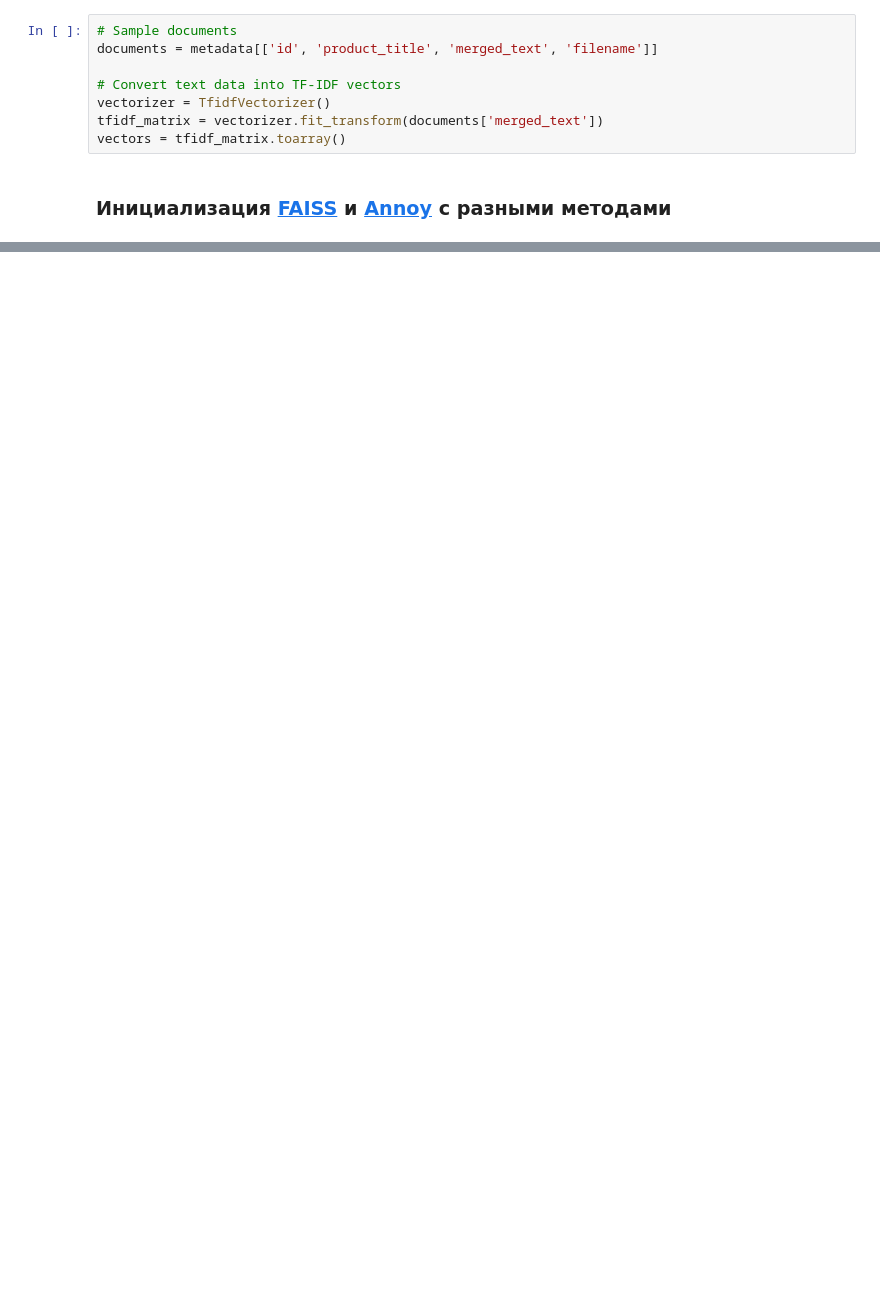
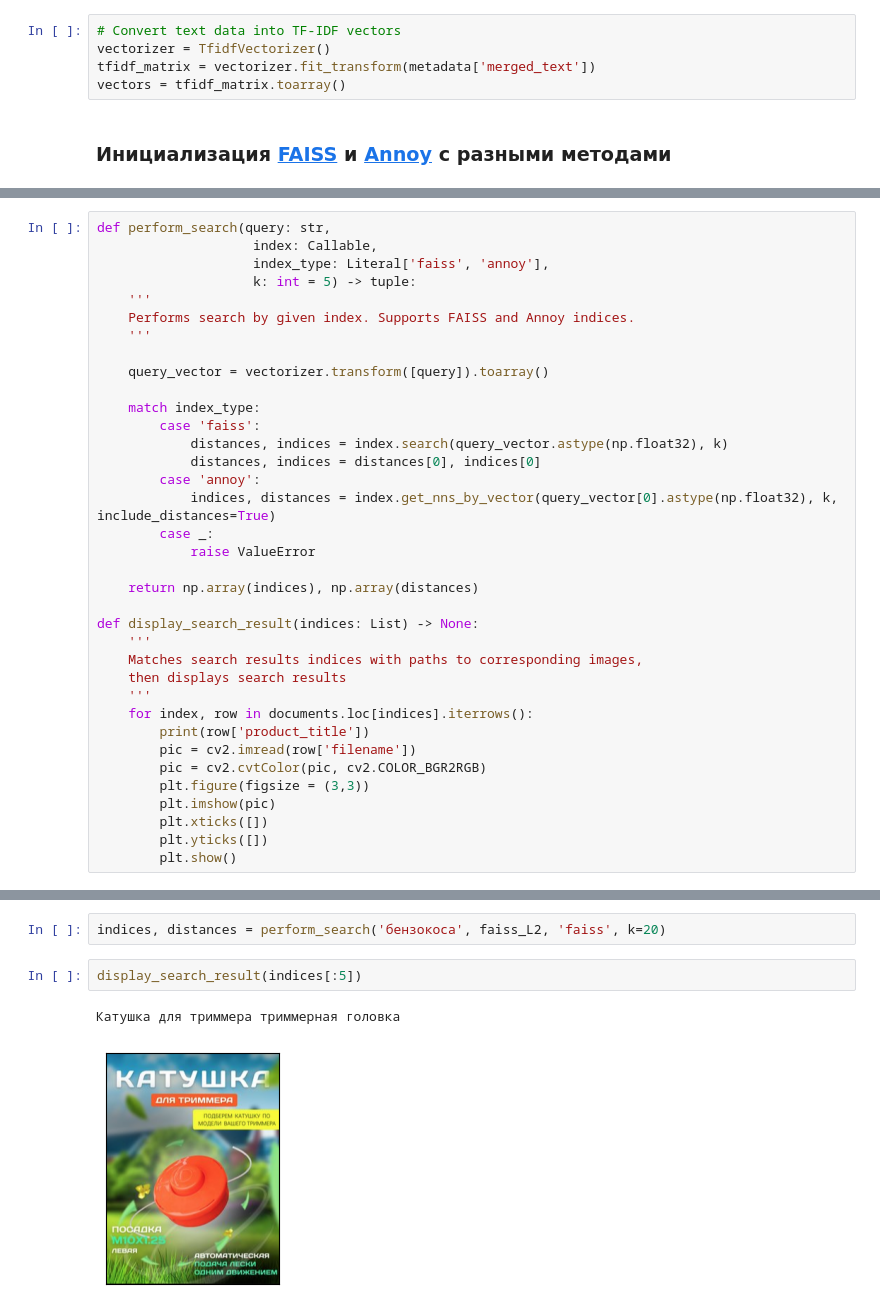
Before and after one commit to ivanovsdesign/index_quality, a Jupyter notebook: search_evaluation.ipynb, the cells around one changed output, grey strips where cells are left out. Saved outputs shown, nothing was run; the diff lists cells and outputs as text; blank space fills up the shorter version.

```diff
--- a/search_evaluation.ipynb
+++ b/search_evaluation.ipynb
@@ -30,10 +89,7 @@ metadata.head(5)
 # %%
-# Sample documents
-documents = metadata[['id', 'product_title', 'merged_text', 'filename']]
-
 # Convert text data into TF-IDF vectors
 vectorizer = TfidfVectorizer()
-tfidf_matrix = vectorizer.fit_transform(documents['merged_text'])
+tfidf_matrix = vectorizer.fit_transform(metadata['merged_text'])
 vectors = tfidf_matrix.toarray()
 # %% [markdown]
 ### Инициализация [FAISS](https://github.com/facebookresearch/faiss/wiki/Faiss-indexes) и [Annoy]() с разными методами
@@ -64,0 +138,36 @@ annoy_angular.build(num_trees)
+# %%
+def perform_search(query: str,
+                    index: Callable,
+                    index_type: Literal['faiss', 'annoy'],
+                    k: int = 5) -> tuple:
+    '''
+    Performs search by given index. Supports FAISS and Annoy indices.
+    '''
+
+    query_vector = vectorizer.transform([query]).toarray()
+
+    match index_type:
+        case 'faiss':
+            distances, indices = index.search(query_vector.astype(np.float32), k)
+            distances, indices = distances[0], indices[0]
+        case 'annoy':
+            indices, distances = index.get_nns_by_vector(query_vector[0].astype(np.float32), k, include_distances=True)
+        case _:
+            raise ValueError
+
+    return np.array(indices), np.array(distances)
+
+def display_search_result(indices: List) -> None:
+    '''
+    Matches search results indices with paths to corresponding images,
+    then displays search results
+    '''
+    for index, row in documents.loc[indices].iterrows():
+        print(row['product_title'])
+        pic = cv2.imread(row['filename'])
+        pic = cv2.cvtColor(pic, cv2.COLOR_BGR2RGB)
+        plt.figure(figsize = (3,3))
+        plt.imshow(pic)
+        plt.xticks([])
+        plt.yticks([])
+        plt.show()
@@ -64,0 +182,7 @@ annoy_angular.build(num_trees)
+# %%
+indices, distances = perform_search('бензокоса', faiss_L2, 'faiss', k=20)
+# %%
+display_search_result(indices[:5])
+# %% [output]
+Катушка для триммера триммерная головка
+[figure, added]
```
Also changed, not shown: parts of 31 cells of this notebook.
